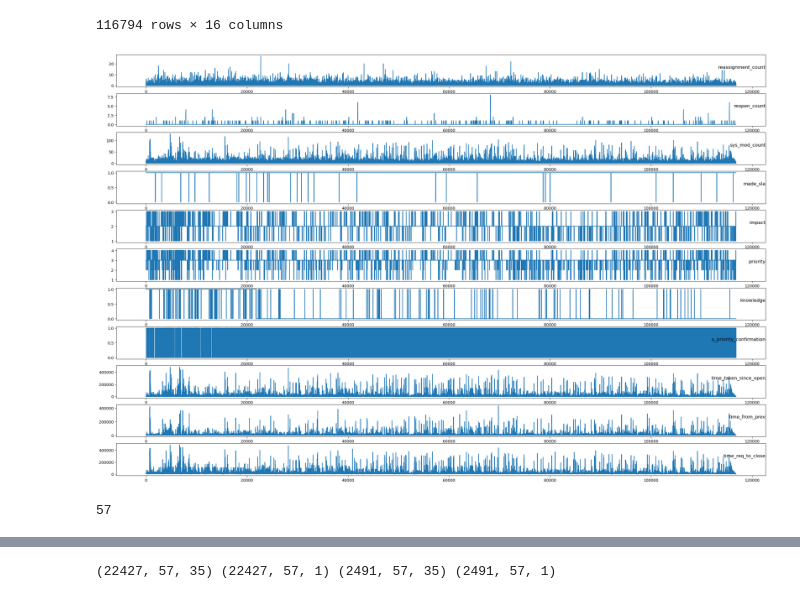
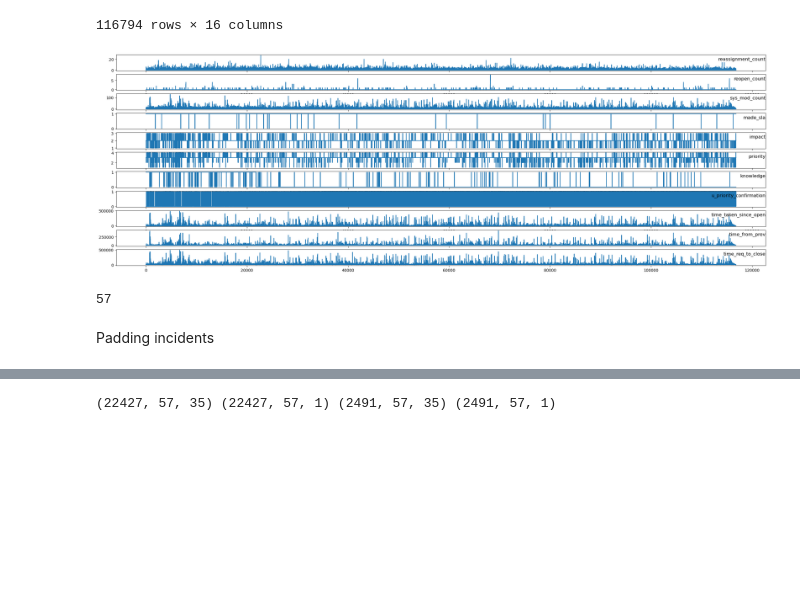
Before and after one commit to Stevert/ml_mayhem, a Jupyter notebook: nb/model.ipynb, the cells around one changed output, grey strips where cells are left out. Saved outputs shown, nothing was run; the diff lists cells and outputs as text; code cells hidden in the pictures; blank space fills up the shorter version.

```diff
--- a/nb/model.ipynb
+++ b/nb/model.ipynb
@@ -23,17 +23,17 @@ df
 116794 rows × 16 columns
 # %%
 # plot each column
-pyplot.figure(figsize=(30, 20), dpi=100)
+pyplot.figure(figsize=(30, 10), dpi=100)
 groups= ['reassignment_count', 'reopen_count',
        'sys_mod_count', 'made_sla', 'impact', 'priority', 'knowledge',
        'u_priority_confirmation', 'time_taken_since_open', 'time_from_prev',
        'time_req_to_close']
 i=1
 for group in groups:
 	pyplot.subplot(len(groups), 1, i)
 	pyplot.plot(df[[group]])
 	pyplot.title(group, y=0.5, loc='right')
 	i += 1
 pyplot.show()
 # %% [output]
-[figure, old version]
+[figure, new version]
@@ -44,6 +48,8 @@ time_steps
 57
 # %%
 cols = df.columns.tolist()
+# %% [markdown]
+Padding incidents
 # %%
 mdf= pd.concat([
     d.reset_index(drop=True).reindex(range(time_steps)).assign(number=n)
```
Also changed, not shown: parts of 13 cells of this notebook.
